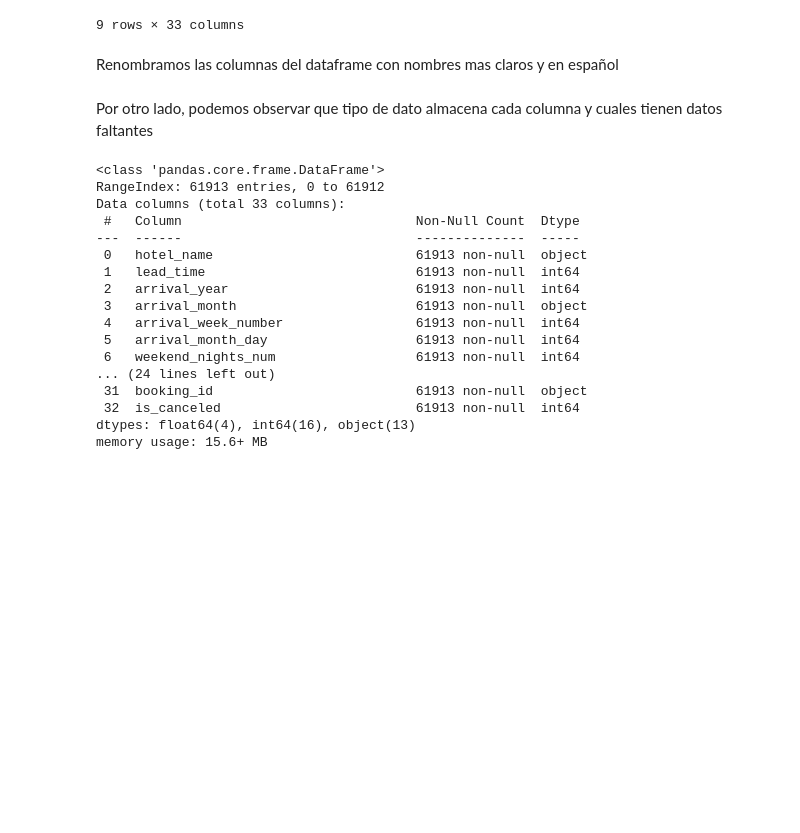
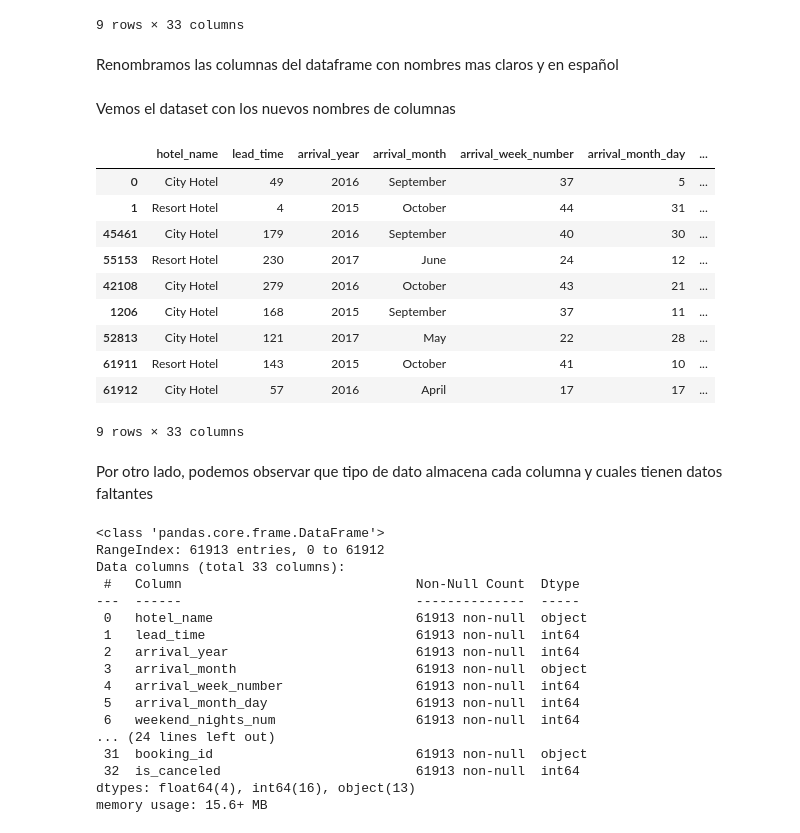
Before and after one commit to Los-persistentes-de-Pearson/7506R-1C2023-GRUPO09, a Jupyter notebook: 7506R_TP1_GRUPO9_CHP1_ENTREGA.ipynb, the cells around one changed output. Saved outputs shown, nothing was run; the diff lists cells and outputs as text; code cells hidden in the pictures; blank space fills up the shorter version.

```diff
--- a/7506R_TP1_GRUPO9_CHP1_ENTREGA.ipynb
+++ b/7506R_TP1_GRUPO9_CHP1_ENTREGA.ipynb
@@ -99,8 +77,22 @@ nuevas_columnas = {
 }
 
 hotelsdf.rename(columns = nuevas_columnas, inplace = True)
+# %% [markdown]
+Vemos el dataset con los nuevos nombres de columnas
 # %%
-#pd.concat([hotelsdf.head(2), hotelsdf.sample(5), hotelsdf.tail(2)])
+pd.concat([hotelsdf.head(2), hotelsdf.sample(5), hotelsdf.tail(2)])
+# %% [output]
+|  | hotel_name | lead_time | arrival_year | arrival_month | arrival_week_number | arrival_month_day | ... |
+| 0 | City Hotel | 49 | 2016 | September | 37 | 5 | ... |
+| 1 | Resort Hotel | 4 | 2015 | October | 44 | 31 | ... |
+| 45461 | City Hotel | 179 | 2016 | September | 40 | 30 | ... |
+| 55153 | Resort Hotel | 230 | 2017 | June | 24 | 12 | ... |
+| 42108 | City Hotel | 279 | 2016 | October | 43 | 21 | ... |
+| 1206 | City Hotel | 168 | 2015 | September | 37 | 11 | ... |
+| 52813 | City Hotel | 121 | 2017 | May | 22 | 28 | ... |
+| 61911 | Resort Hotel | 143 | 2015 | October | 41 | 10 | ... |
+| 61912 | City Hotel | 57 | 2016 | April | 17 | 17 | ... |
+9 rows × 33 columns
 # %% [markdown]
 Por otro lado, podemos observar que tipo de dato almacena cada columna y cuales tienen datos faltantes
 # %%
```
Also changed, not shown: parts of 2 cells of this notebook.
